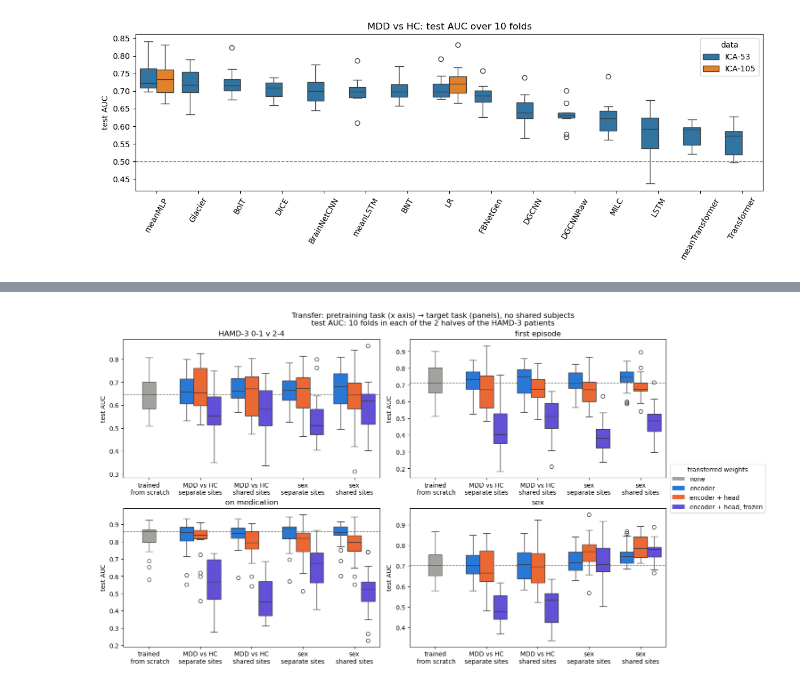
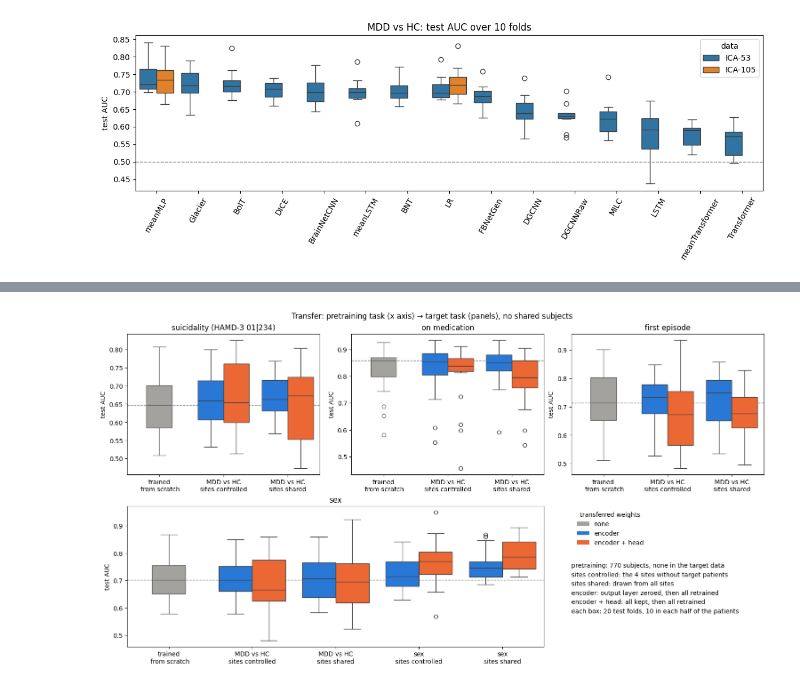
Before and after one commit to neuroneural/circRNA, a Jupyter notebook: docs/04_paper/paper_results.ipynb, the cells around one changed output, grey strips where cells are left out. Saved outputs shown, nothing was run; the diff lists cells and outputs as text; code cells hidden in the pictures.

```diff
--- a/docs/04_paper/paper_results.ipynb
+++ b/docs/04_paper/paper_results.ipynb
@@ -213,7 +214,7 @@ hamd3_score = col("HAMD3")
 labels = {
     "MDD vs HC": col("Diagnosis"),
     "sex": col("Sex") - 1,  # 0 male, 1 female
-    "HAMD-3 0-1 v 2-4": np.where(np.isnan(hamd3_score), np.nan, hamd3_score >= 2),
+    "suicidality (HAMD-3 01|234)": np.where(np.isnan(hamd3_score), np.nan, hamd3_score >= 2),
     "first episode": col("FirstEpisode"),
     "on medication": col("OnMedication"),
 }
@@ -223,21 +224,21 @@ site, is_mdd = meta["site"].to_numpy(), labels["MDD vs HC"] == 1
 h = np.flatnonzero(~np.isnan(hamd3_score))
 halves = [h[part] for _, part in StratifiedKFold(2, shuffle=True, random_state=SEED).split(h, site[h])]
 
-# separate-sites pretraining: the sites with no HAMD-3 patients
-separate = np.flatnonzero(~np.isin(site, site[h]))
+# sites-controlled pretraining: the sites with no HAMD-3 patients
+controlled = np.flatnonzero(~np.isin(site, site[h]))
 
 
 def source_subjects(config, half):
     """Pretraining subjects for one config and round; none of them is in this round's half."""
-    if config == "separate sites":
-        return separate
+    if config == "sites controlled":
+        return controlled
     pool = np.setdiff1d(np.arange(len(X)), half)
     rng = np.random.default_rng(SEED)
-    pick = lambda group, n: rng.choice(pool[group[pool]], n, replace=False)  # same size as config 1
-    return np.concatenate([pick(is_mdd, is_mdd[separate].sum()), pick(~is_mdd, (~is_mdd[separate]).sum())])
+    pick = lambda group, n: rng.choice(pool[group[pool]], n, replace=False)  # same size as sites controlled
+    return np.concatenate([pick(is_mdd, is_mdd[controlled].sum()), pick(~is_mdd, (~is_mdd[controlled]).sum())])
 
 
 print(f"target task halves: {[len(half) for half in halves]} patients")
-print(f"pretraining: {len(separate)} subjects ({is_mdd[separate].sum()} MDD), separate sites {sorted(set(site[separate]))}")
+print(f"sites-controlled pretraining: {len(controlled)} subjects ({is_mdd[controlled].sum()} MDD) from {sorted(set(site[controlled]))}")
 # %% [output]
 target task halves: [306, 306] patients
@@ -268,9 +269,9 @@ def run(train, test, y, init=None, head=None, seed=SEED):
     _, log, _ = model.train_model(*loaders, epochs=0 if head == "frozen" else 200)  # 0 epochs: score only
     return model, log.iloc[0]
 # %%
-CONFIGS = ["separate sites", "shared sites"]
+CONFIGS = ["sites controlled", "sites shared"]
 SOURCES = ["MDD vs HC", "sex"]
-TARGETS = ["HAMD-3 0-1 v 2-4", "first episode", "on medication", "sex"]
+TARGETS = ["suicidality (HAMD-3 01|234)", "first episode", "on medication", "sex"]
 TAG = "_".join(HEADS)
 CACHE = f"{OUT}/transfer_{TAG}.csv"  # reused if present; delete it to retrain
 
@@ -363,25 +364,38 @@ table
 # %%
-# grey: trained from scratch, with its median as the dashed line; colours: what a pretrained start transfers
-order = [SCRATCH] + [f"{source}, {config}" for source in SOURCES for config in CONFIGS]
-hue_order = [WEIGHTS[head] for head in HEADS]
+# top: MDD vs HC pretraining on the clinical targets; bottom: sex, with sex pretraining as the control
+SHOWN = ["zero", "keep"]  # the frozen starts stay in the table above
+CLINICAL = ["suicidality (HAMD-3 01|234)", "on medication", "first episode"]
+hue_order = [WEIGHTS[head] for head in SHOWN]
 palette = dict(zip(WEIGHTS.values(), ["#a3a29e", "#2a78d6", "#1baf7a", "#eb6834", "#6250d6"]))
 
-fig, axes = plt.subplots(2, 2, figsize=(15, 8), layout="constrained")
-for ax, (target, g) in zip(axes.flat, res.groupby("target", sort=False)):
+fig, axes = plt.subplot_mosaic([CLINICAL, ["sex", "sex", "notes"]], figsize=(15, 8), layout="constrained")
+for target in CLINICAL + ["sex"]:
+    sources = SOURCES if target == "sex" else ["MDD vs HC"]
+    order = [SCRATCH] + [f"{source}, {config}" for source in sources for config in CONFIGS]
+    g = res[(res["target"] == target) & res["start"].isin(order) & res["head"].isin(["-"] + SHOWN)]
     from_scratch = g[g["start"] == SCRATCH]
+
+    ax = axes[target]
     sns.boxplot(data=from_scratch, x="start", y="auc", order=order, color=palette["none"],
-                width=0.8 / len(HEADS), saturation=1, ax=ax)
+                width=0.8 / len(SHOWN), saturation=1, ax=ax)
     sns.boxplot(data=g[g["start"] != SCRATCH], x="start", y="auc", order=order, hue="weights",
                 hue_order=hue_order, palette=palette, saturation=1, legend=False, ax=ax)
     ax.axhline(from_scratch["auc"].median(), ls="--", c="gray", lw=1, zorder=0)
     ax.set_xticks(range(len(order)), [start.replace(", ", "\n") for start in order])
     ax.set(title=target, xlabel="", ylabel="test AUC")
 
-legend = ["none"] + hue_order
-fig.legend([plt.Rectangle((0, 0), 1, 1, fc=palette[w]) for w in legend], legend,
-           title="transferred weights", loc="outside right center")
-fig.suptitle("Transfer: pretraining task (x axis) → target task (panels), no shared subjects\n"
-             "test AUC: 10 folds in each of the 2 halves of the HAMD-3 patients")
+# in-figure legend and the setting in short
+notes = axes["notes"]
+notes.axis("off")
+notes.legend([plt.Rectangle((0, 0), 1, 1, fc=palette[w]) for w in ["none"] + hue_order], ["none"] + hue_order,
+             title="transferred weights", loc="upper left", frameon=False)
+notes.text(0, 0.6, """pretraining: 770 subjects, none in the target data
+sites controlled: the 4 sites without target patients
+sites shared: drawn from all sites
+encoder: output layer zeroed, then all retrained
+encoder + head: all kept, then all retrained
+each box: 20 test folds, 10 in each half of the patients""", va="top", transform=notes.transAxes, linespacing=1.6)
+fig.suptitle("Transfer: pretraining task (x axis) → target task (panels), no shared subjects")
 fig.savefig(f"{OUT}/transfer_{TAG}.png", dpi=150)
 # %% [output]
-[figure, old version]
+[figure, new version]
```
Also changed, not shown: parts of 8 cells of this notebook, 9 other files.
